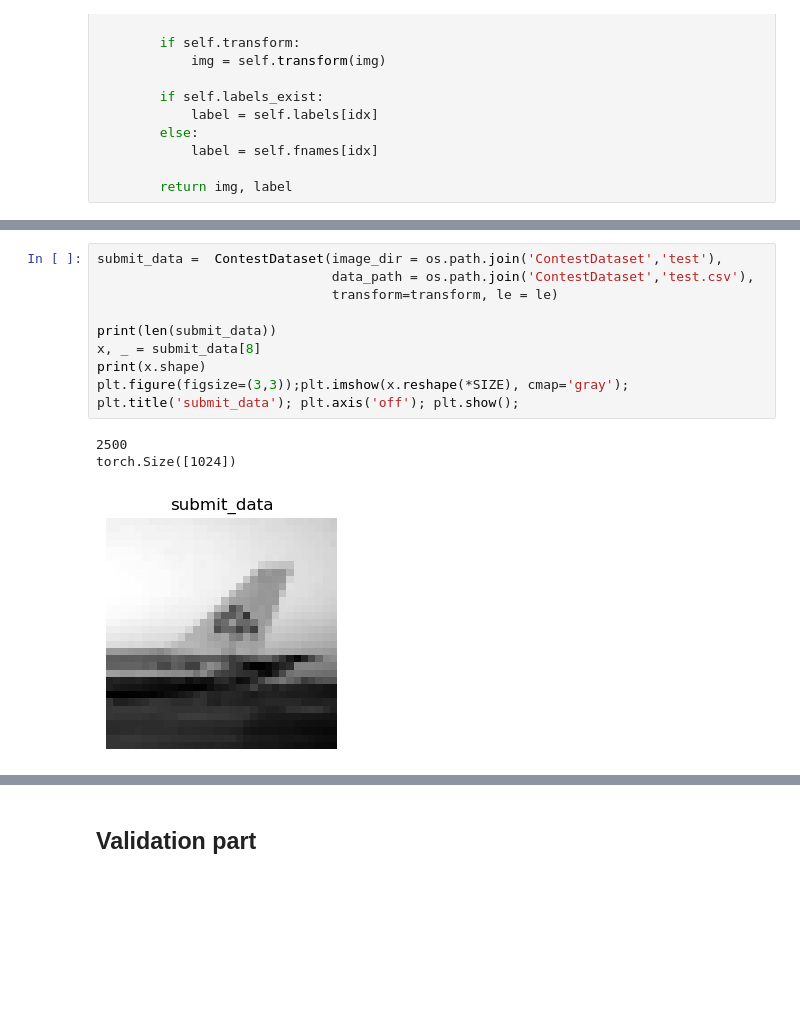
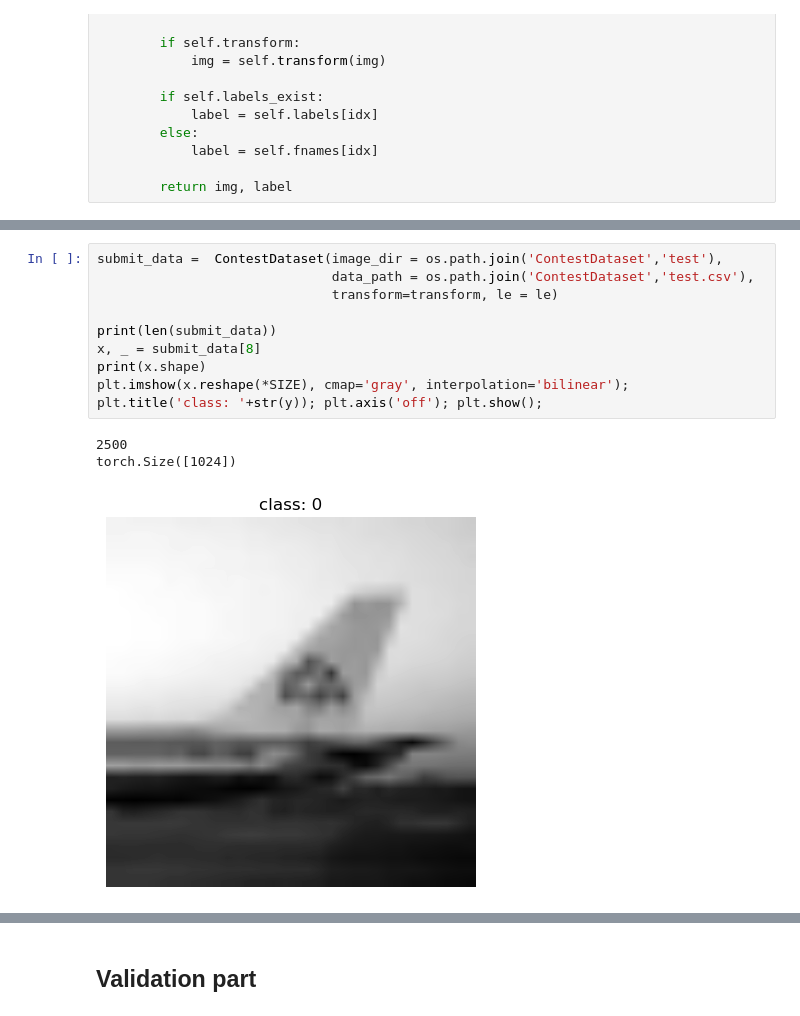
Before and after one commit to MVRonkin/Deep-Learning-in-Image-Processing-Lectures, a Jupyter notebook: 2025/base_line_EN.ipynb, the cells around one changed output, grey strips where cells are left out. Drawn from its saved outputs; the diff is of its cells as text; blank space fills up the shorter version.

```diff
--- a/2025/base_line_EN.ipynb
+++ b/2025/base_line_EN.ipynb
@@ -222,16 +225,17 @@ torch.Size([1024])
 # %%
 submit_data =  ContestDataset(image_dir = os.path.join('ContestDataset','test'),
                               data_path = os.path.join('ContestDataset','test.csv'),
                               transform=transform, le = le)
 
 print(len(submit_data))
 x, _ = submit_data[8]
 print(x.shape)
-plt.figure(figsize=(3,3));plt.imshow(x.reshape(*SIZE), cmap='gray'); plt.title('submit_data'); plt.axis('off'); plt.show();
+plt.imshow(x.reshape(*SIZE), cmap='gray', interpolation='bilinear');
+plt.title('class: '+str(y)); plt.axis('off'); plt.show();
 # %% [output]
 2500
 torch.Size([1024])
-[figure, old version]
+[figure, new version]
 # %%
 fig, axs = plt.subplots(2,4, figsize=(12,4));
 
```
Also changed, not shown: parts of 9 cells of this notebook.
